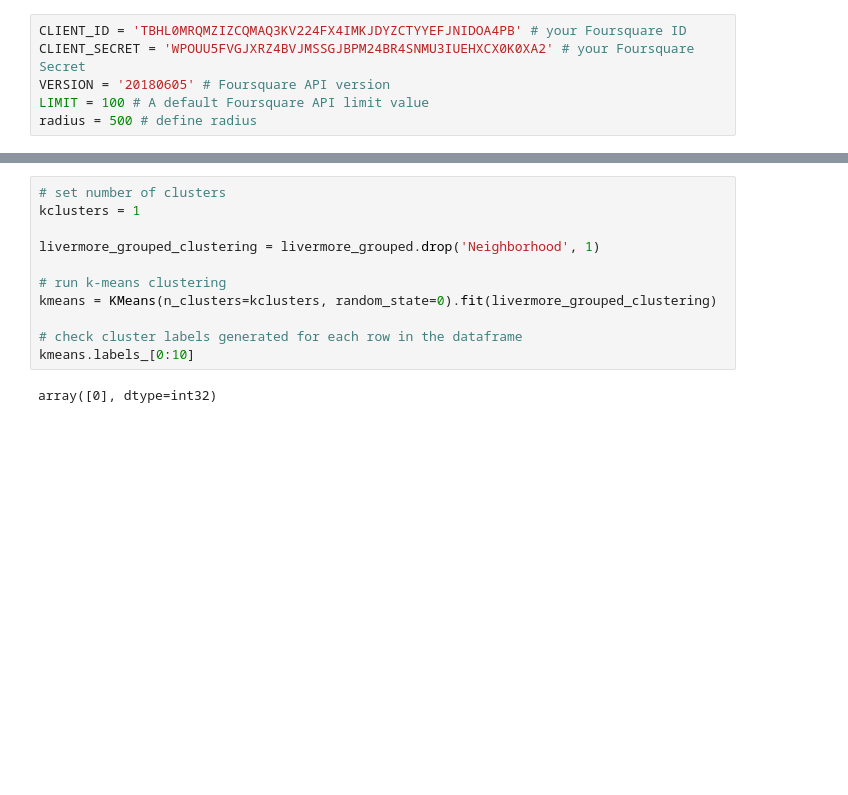
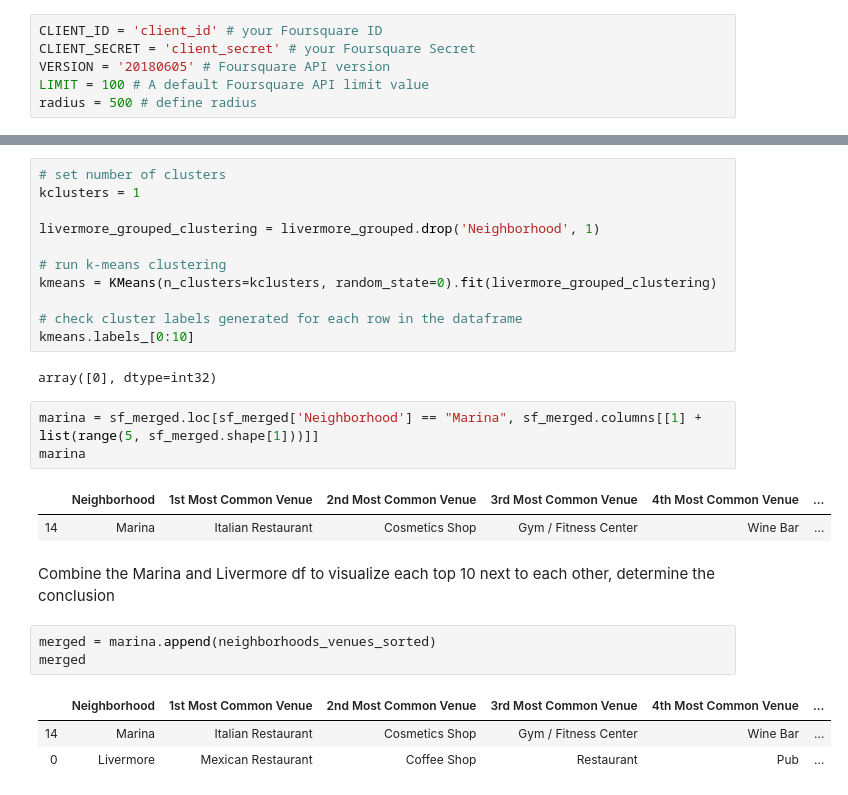
Before and after one commit to bijanshokrollahi/coursera_capstone, a Jupyter notebook: coursera_capstone_final.ipynb, the cells around one changed output, grey strips where cells are left out. Saved outputs shown, nothing was run; the diff lists cells and outputs as text; blank space fills up the shorter version.

```diff
--- a/coursera_capstone_final.ipynb
+++ b/coursera_capstone_final.ipynb
@@ -148,8 +163,8 @@ map_sf
 # %% [output]
 [interactive output not drawn]
 # %%
-CLIENT_ID = 'TBHL0MRQMZIZCQMAQ3KV224FX4IMKJDYZCTYYEFJNIDOA4PB' # your Foursquare ID
-CLIENT_SECRET = 'WPOUU5FVGJXRZ4BVJMSSGJBPM24BR4SNMU3IUEHXCX0K0XA2' # your Foursquare Secret
+CLIENT_ID = 'client_id' # your Foursquare ID
+CLIENT_SECRET = 'client_secret' # your Foursquare Secret
 VERSION = '20180605' # Foursquare API version
 LIMIT = 100 # A default Foursquare API limit value
 radius = 500 # define radius
@@ -658,3 +692,18 @@ kmeans = KMeans(n_clusters=kclusters, random_state=0).fit(livermore_grouped_clus
 kmeans.labels_[0:10]
 # %% [output]
 array([0], dtype=int32)
+# %%
+marina = sf_merged.loc[sf_merged['Neighborhood'] == "Marina", sf_merged.columns[[1] + list(range(5, sf_merged.shape[1]))]]
+marina
+# %% [output]
+|  | Neighborhood | 1st Most Common Venue | 2nd Most Common Venue | 3rd Most Common Venue | 4th Most Common Venue | ... |
+| 14 | Marina | Italian Restaurant | Cosmetics Shop | Gym / Fitness Center | Wine Bar | ... |
+# %% [markdown]
+<p>Combine the Marina and Livermore df to visualize each top 10 next to each other, determine the conclusion</p>
+# %%
+merged = marina.append(neighborhoods_venues_sorted)
+merged
+# %% [output]
+|  | Neighborhood | 1st Most Common Venue | 2nd Most Common Venue | 3rd Most Common Venue | 4th Most Common Venue | ... |
+| 14 | Marina | Italian Restaurant | Cosmetics Shop | Gym / Fitness Center | Wine Bar | ... |
+| 0 | Livermore | Mexican Restaurant | Coffee Shop | Restaurant | Pub | ... |
```
Also changed, not shown: parts of 21 cells of this notebook.
